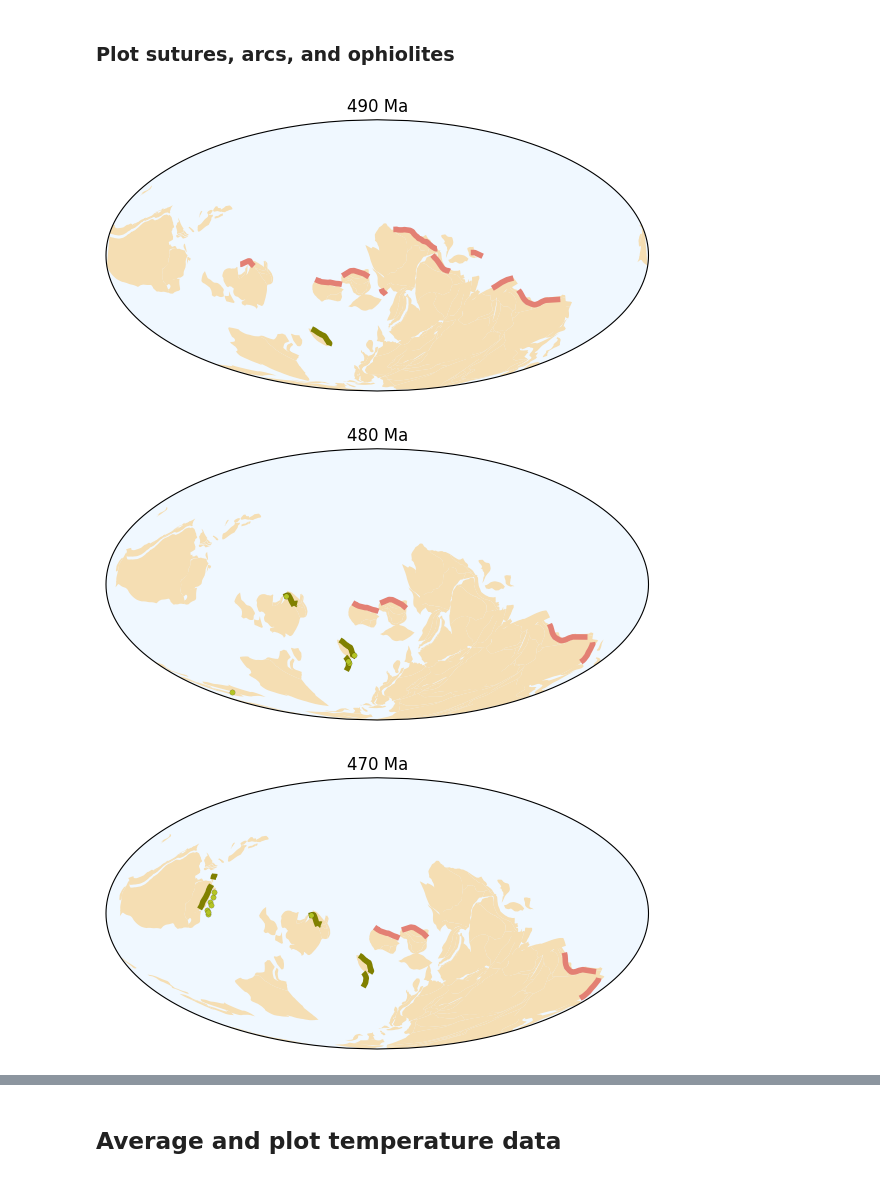
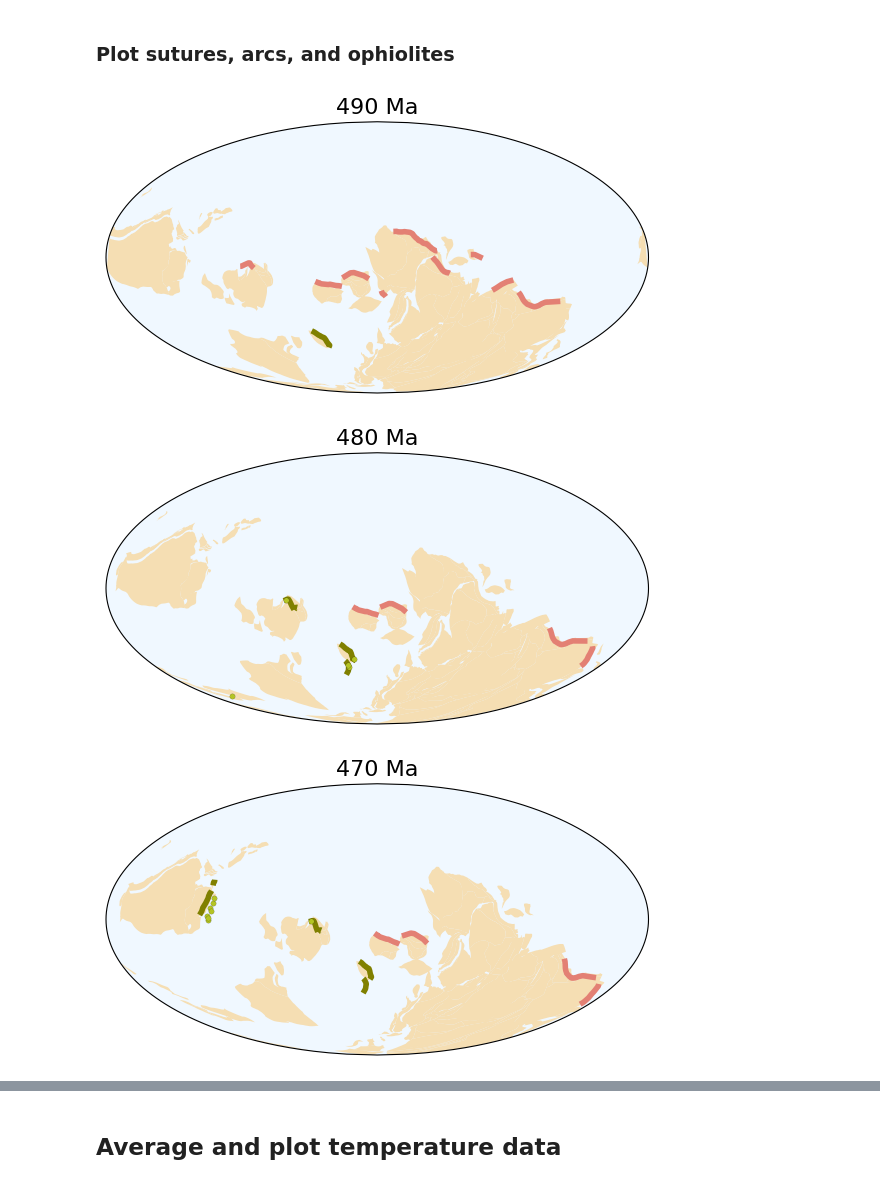
Before and after one commit to Swanson-Hysell-Group/2025_Ordovician_review, a Jupyter notebook: code/paleogeography_arcs_suture_temperatures.ipynb, the cells around one changed output, grey strips where cells are left out. Cells and saved outputs as stored; diff of their text form; code cells hidden in the pictures.

```diff
--- a/code/paleogeography_arcs_suture_temperatures.ipynb
+++ b/code/paleogeography_arcs_suture_temperatures.ipynb
@@ -196,34 +196,34 @@ def make_arc_suture_map(t, plot_ophiolites=False, plot_legend=True):
     pygplates.reconstruct(sutures_path, modified_rot_path, sutures_reconstruction, t, 1)
     sutures = gpd.read_file(sutures_reconstruction)
     sutures = sutures.to_crs(proj_plot)
 
     paleogeo_land.plot(ax=map_axis, linewidth=1, facecolor=land_color, edgecolor=None)
     # highlands.plot(ax=map_axis, linewidth=1, color=highlands_color, edgecolor=None)
     arcs.plot(ax=map_axis, linewidth=4, color=arcs_color, edgecolor=arcs_color)
     sutures.plot(ax=map_axis, linewidth=4, color=sutures_color, edgecolor=sutures_color)
 
     if plot_ophiolites:
         ophiolites_reconstruction = output_folder + '/ophiolites.shp'
         pygplates.reconstruct(ophiolites_path, modified_rot_path, ophiolites_reconstruction, t, 1)
         ophiolites = gpd.read_file(ophiolites_reconstruction)
         ophiolites = ophiolites.to_crs(proj_plot)
 
         ophiolites['Suture_Int'] = ophiolites['Suture'].apply(lambda x: int(x) if pd.notna(x) else pd.NA)
         ophiolites['Suture_Int'] = ophiolites['Suture_Int'].astype('Int64')
         sutures['ID_int'] = sutures['ID'].astype(int)
         sutures_filtered = sutures[(sutures['EXMAX']>t) & (sutures['EXMIN']<t)]
 
         ophiolites_filtered = ophiolites[ophiolites['Suture_Int'].isin(sutures_filtered['ID_int'])]
         ophiolites_filtered.plot(ax=map_axis, linewidth=0.1, markersize=15, color=ophiolites_color,
                                 edgecolor='black', zorder=100)
     map_axis.set_facecolor(water_color)
 
-    map_axis.set_title(f'{t} Ma')
+    map_axis.set_title(f'{t} Ma', fontsize=16)
     plt.show()
 
 for t in range(490, 440, -10):
     make_arc_suture_map(t,plot_ophiolites=True)
 # %% [output]
-[figure, old version]
+[figure, new version]
-[figure, old version]
+[figure, new version]
-[figure, old version]
+[figure, new version]
```
Also changed, not shown: parts of 15 cells of this notebook, 7 other files.
